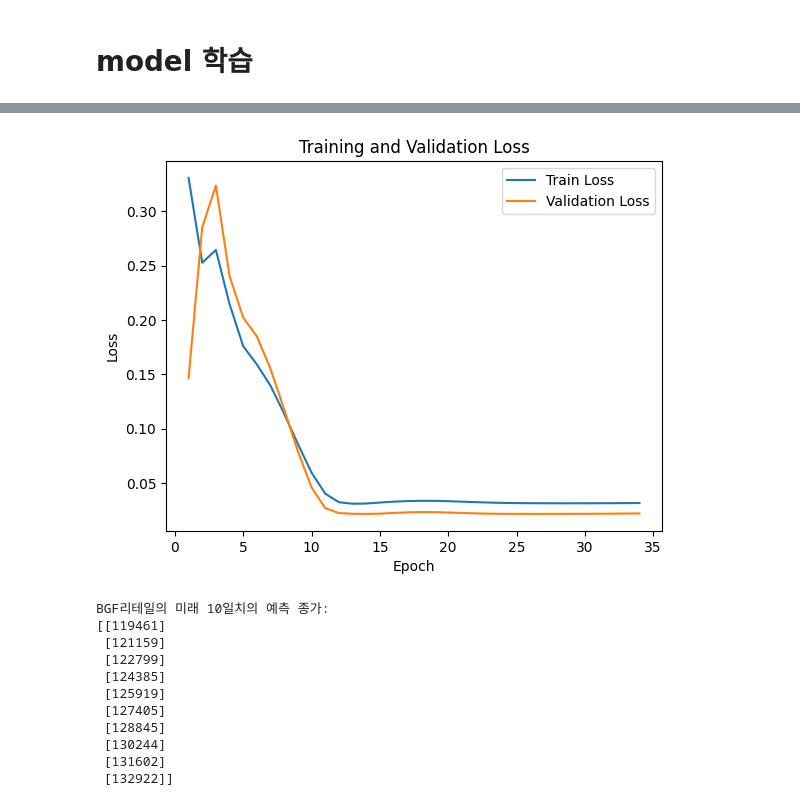
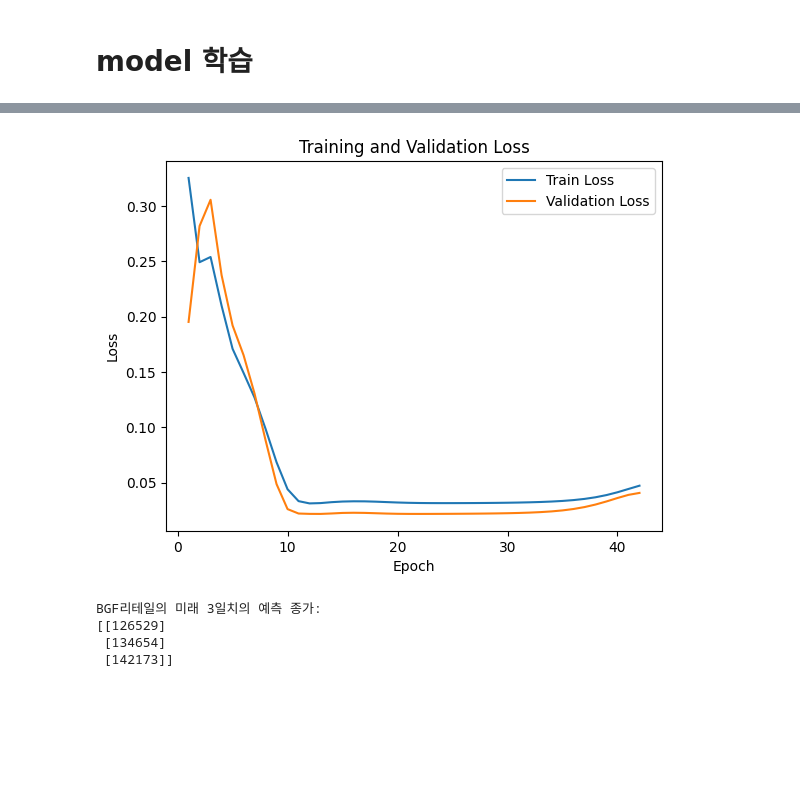
Before and after one commit to LJunHee/Stock_Project, a Jupyter notebook: Joljak/주가 예측 모델링.ipynb, the cells around one changed output, grey strips where cells are left out. Saved outputs shown, nothing was run; the diff lists cells and outputs as text; code cells hidden in the pictures; blank space fills up the shorter version.

```diff
--- a/Joljak/주가 예측 모델링.ipynb
+++ b/Joljak/주가 예측 모델링.ipynb
@@ -212,27 +212,6 @@ for key in ['BGF리테일']:
     val_predict, val_labels = get_predictions(val_loader)
     test_predict, test_labels = get_predictions(test_loader)
 
-        # train 데이터 저장
-    train_result_df = pd.DataFrame({
-        'Actual Closing Price': train_labels.flatten(),
-        'Forecast Closing Price': train_predict.flatten()
-    })
-    train_result_df.to_csv('train_result.csv', index=False)
-
-    # val 데이터 저장
-    val_result_df = pd.DataFrame({
-        'Actual Closing Price': val_labels.flatten(),
-        'Forecast Closing Price': val_predict.flatten()
-    })
-    val_result_df.to_csv('val_result.csv', index=False)
-
-    # test 데이터 저장
-    test_result_df = pd.DataFrame({
-        'Actual Closing Price': test_labels.flatten(),
-        'Forecast Closing Price': test_predict.flatten()
-    })
-    test_result_df.to_csv('test_result.csv', index=False)
-
     # Helper function to match the length of dates with predictions
     def match_dates_with_predictions(dates, predictions):
         return dates[-len(predictions):]
@@ -279,11 +258,13 @@ Validation Loss: 0.0221
 
 Early Stop
-[figure, old version]
+[figure, new version]
 # %%
 import pandas as pd
 from datetime import datetime, timedelta
 import torch
 import pickle
+import numpy as np
+import os
 
 def predict_future_prices(model, last_close_price, scaler_path, days=10):
     model.eval()
@@ -315,9 +296,18 @@ def predict_future_prices(model, last_close_price, scaler_path, days=10):
 
     return future_prices
 
-# 여러 종목에 대한 미래 10일치 예측
+def generate_future_dates(start_date, days):
+    future_dates = []
+    current_date = start_date
+    while len(future_dates) < days:
+        current_date += timedelta(days=1)
+        if current_date.weekday() < 5:  # 주말 제외 (월요일=0, ..., 금요일=4)
+            future_dates.append(current_date)
+    return future_dates
+
+# 여러 종목에 대한 미래 3일치 예측
 keys = ['BGF리테일']
-future_days = 10
+future_days = 3
 predictions = {}
 
 for key in keys:
@@ -332,7 +322,7 @@ for key, future_prices in predictions.items():
     print(future_prices)
 
     # 기존 test_result.csv 파일 읽기
-    test_result_path = f'./{key} 결과/./{key}_test_result.csv'
+    test_result_path = f'./{key} 결과/{key}_test_result.csv'
     test_result = pd.read_csv(test_result_path, dtype={'Date': str})
 
     # 기존 날짜 읽기 및 새로운 날짜 생성
@@ -343,7 +333,7 @@ for key, future_prices in predictions.items():
         # 첫 번째 실행 시: 정상적으로 수행
         last_date = datetime.strptime(last_date_str, "%Y-%m-%d")
 
-        future_dates = [last_date + timedelta(days=i) for i in range(1, future_days + 1)]
+        future_dates = generate_future_dates(last_date, future_days)
         future_dates_str = [date.strftime("%Y-%m-%d") for date in future_dates]
 
         # 예측한 종가와 날짜를 'Forecast Closing Price' 열에 추가
@@ -367,16 +357,14 @@ for key, future_prices in predictions.items():
         extended_test_result = pd.concat([test_result[:-future_days], future_prices_df], ignore_index=True)
 
     # 파일에 저장
-    extended_test_result.to_csv(test_result_path, index=False)
+    output_dir = r'C:\Users\mintm\Documents\GitHub\Stock_Project\Joljak\data\Alist'
+    if not os.path.exists(output_dir):
+        os.makedirs(output_dir)
+
+    output_path = os.path.join(output_dir, f'{key}_test_result.csv')
+    extended_test_result.to_csv(output_path, index=False)
 # %% [output]
-BGF리테일의 미래 10일치의 예측 종가:
-[[119461]
- [121159]
- [122799]
- [124385]
- [125919]
- [127405]
- [128845]
- [130244]
- [131602]
- [132922]]
+BGF리테일의 미래 3일치의 예측 종가:
+[[126529]
+ [134654]
+ [142173]]
```
Also changed, not shown: parts of 1 cell of this notebook, 12 other files.
